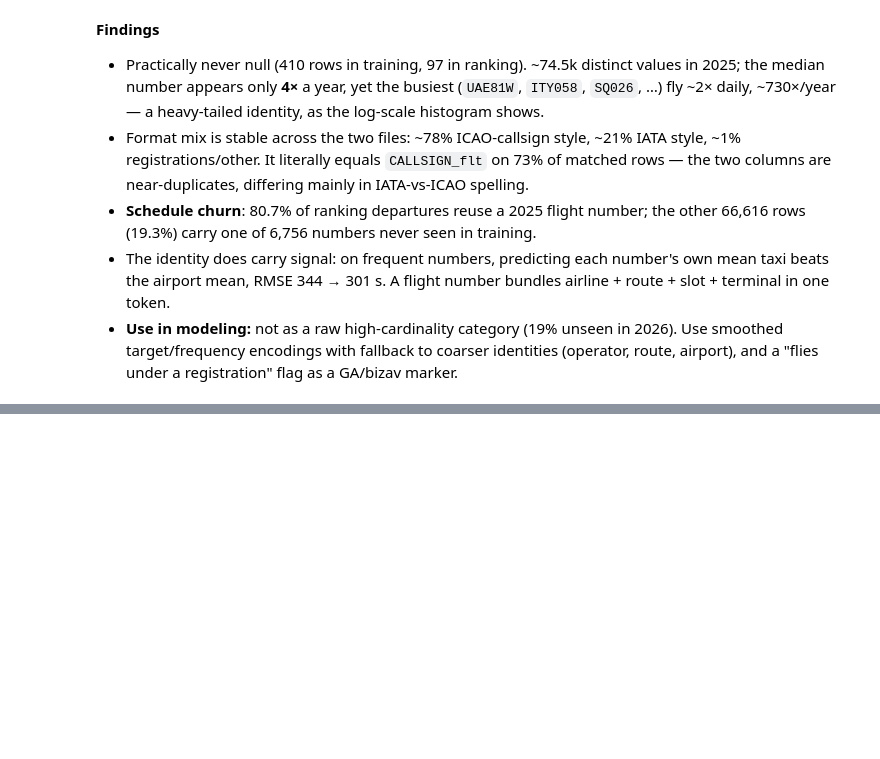
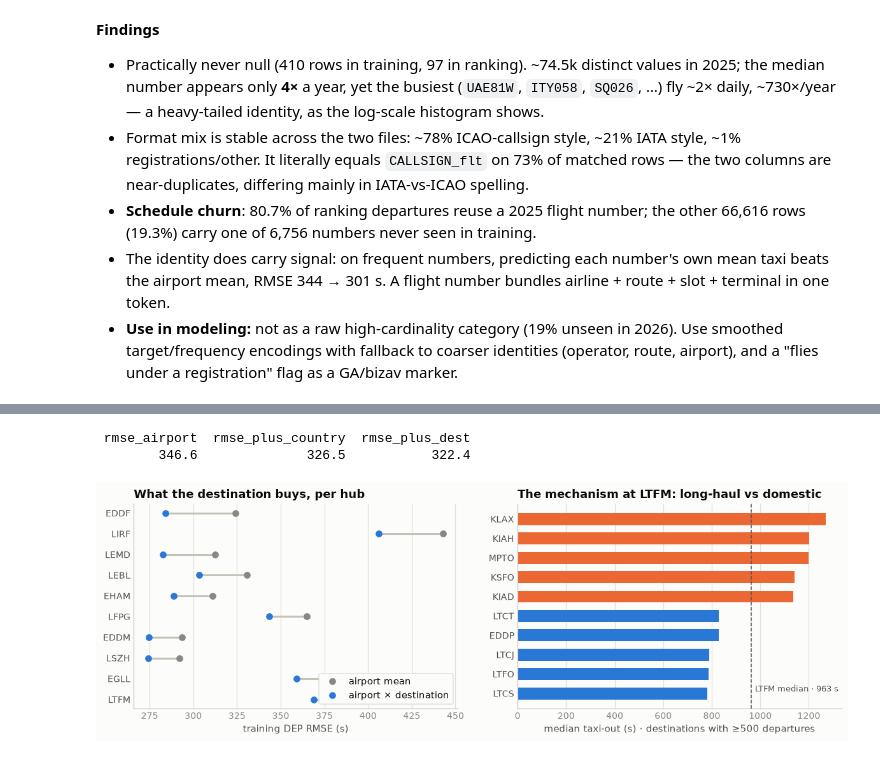
Before and after one commit to Goxmen/prc2026-unique-rose, a Jupyter notebook: eda/feature_sweep.ipynb, the cells around one changed output, grey strips where cells are left out. Drawn from its saved outputs; the diff is of its cells as text; code cells hidden in the pictures; blank space fills up the shorter version.

```diff
--- a/eda/feature_sweep.ipynb
+++ b/eda/feature_sweep.ipynb
@@ -1200,0 +2014,61 @@ plt.show()
+# %%
+# does knowing where you're headed tell you how long you'll taxi?
+print(con.sql(f"""
+    WITH d AS (SELECT ADEP_mvt ap, ADES_mvt de, substr(ADES_mvt, 1, 2) cc, TAXITIME_SEC_mvt::DOUBLE y
+               FROM {T} WHERE PHASE_mvt = 'DEP' AND TAXITIME_SEC_mvt BETWEEN 1 AND 3600
+                 AND ADES_mvt IS NOT NULL AND ADES_mvt != 'ZZZZ'),
+         am AS (SELECT ap, avg(y) m FROM d GROUP BY 1),
+         cm AS (SELECT ap, cc, avg(y) m FROM d GROUP BY 1, 2 HAVING count(*) >= 200),
+         dm AS (SELECT ap, de, avg(y) m FROM d GROUP BY 1, 2 HAVING count(*) >= 200)
+    SELECT round(sqrt(avg((y - am.m)^2)), 1) rmse_airport,
+           round(sqrt(avg((y - coalesce(cm.m, am.m))^2)), 1) rmse_plus_country,
+           round(sqrt(avg((y - coalesce(dm.m, cm.m, am.m))^2)), 1) rmse_plus_dest
+    FROM d JOIN am USING (ap) LEFT JOIN cm USING (ap, cc) LEFT JOIN dm USING (ap, de)""").df().to_string(index=False))
+
+gain = con.sql(f"""
+    WITH d AS (SELECT ADEP_mvt ap, ADES_mvt de, TAXITIME_SEC_mvt::DOUBLE y
+               FROM {T} WHERE PHASE_mvt = 'DEP' AND TAXITIME_SEC_mvt BETWEEN 1 AND 3600
+                 AND ADES_mvt IS NOT NULL AND ADES_mvt != 'ZZZZ'),
+         am AS (SELECT ap, avg(y) m FROM d GROUP BY 1),
+         dm AS (SELECT ap, de, avg(y) m FROM d GROUP BY 1, 2 HAVING count(*) >= 200)
+    SELECT ap, round(sqrt(avg((y - am.m)^2)), 1) r_airport,
+           round(sqrt(avg((y - coalesce(dm.m, am.m))^2)), 1) r_dest
+    FROM d JOIN am USING (ap) LEFT JOIN dm USING (ap, de)
+    GROUP BY 1 ORDER BY r_airport - r_dest""").df()
+
+lt = con.sql(f"""
+    WITH d AS (SELECT ADES_mvt de, TAXITIME_SEC_mvt y FROM {T}
+               WHERE PHASE_mvt = 'DEP' AND ADEP_mvt = 'LTFM' AND TAXITIME_SEC_mvt BETWEEN 1 AND 3600),
+         m AS (SELECT de, count(*) n, quantile_cont(y, 0.5) med FROM d GROUP BY 1 HAVING count(*) >= 500)
+    (SELECT * FROM m ORDER BY med DESC LIMIT 5) UNION ALL (SELECT * FROM m ORDER BY med LIMIT 5)
+    ORDER BY med""").df()
+lt_med = con.sql(f"""
+    SELECT quantile_cont(TAXITIME_SEC_mvt, 0.5) FROM {T}
+    WHERE PHASE_mvt = 'DEP' AND ADEP_mvt = 'LTFM' AND TAXITIME_SEC_mvt BETWEEN 1 AND 3600""").fetchone()[0]
+
+fig, (a1, a2) = plt.subplots(1, 2, figsize=(11, 3.8))
+y = np.arange(len(gain))
+a1.hlines(y, gain.r_dest, gain.r_airport, color=BASELINE, lw=2)
+a1.plot(gain.r_airport, y, "o", color=MUTED, ms=6, label="airport mean")
+a1.plot(gain.r_dest, y, "o", color=BLUE, ms=6, label="airport × destination")
+a1.set_yticks(y, gain.ap, color=INK2)
+a1.set_title("What the destination buys, per hub")
+a1.set_xlabel("training DEP RMSE (s)")
+a1.legend(loc="lower right", frameon=True, facecolor=SURFACE, edgecolor=GRID, framealpha=1)
+style(a1, x_grid=True, y_grid=False)
+
+y = np.arange(len(lt))
+colors = [ORANGE if m > lt_med else BLUE for m in lt.med]
+a2.barh(y, lt.med, height=0.62, color=colors)
+a2.axvline(lt_med, color=INK2, ls="--", lw=1)
+a2.text(lt_med + 15, 0.1, f"LTFM median · {lt_med:.0f} s", color=INK2, fontsize=8.5)
+a2.set_yticks(y, lt.de, color=INK2)
+a2.set_title("The mechanism at LTFM: long-haul vs domestic")
+a2.set_xlabel("median taxi-out (s) · destinations with ≥500 departures")
+style(a2, x_grid=True, y_grid=False)
+fig.tight_layout(w_pad=2.5)
+plt.show()
+# %% [output]
+ rmse_airport  rmse_plus_country  rmse_plus_dest
+        346.6              326.5           322.4
+[figure, added]
```
Also changed, not shown: parts of 29 cells of this notebook.
